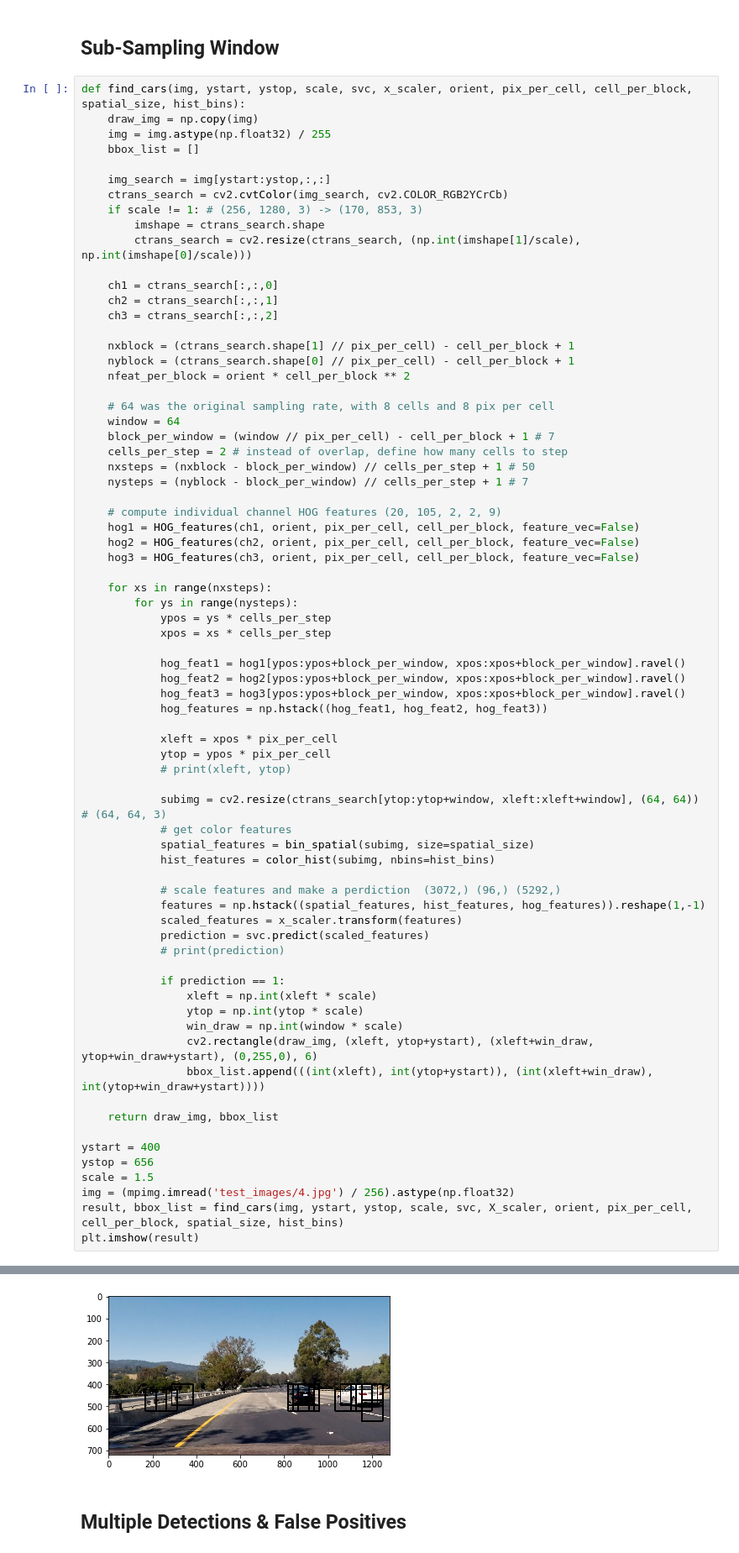
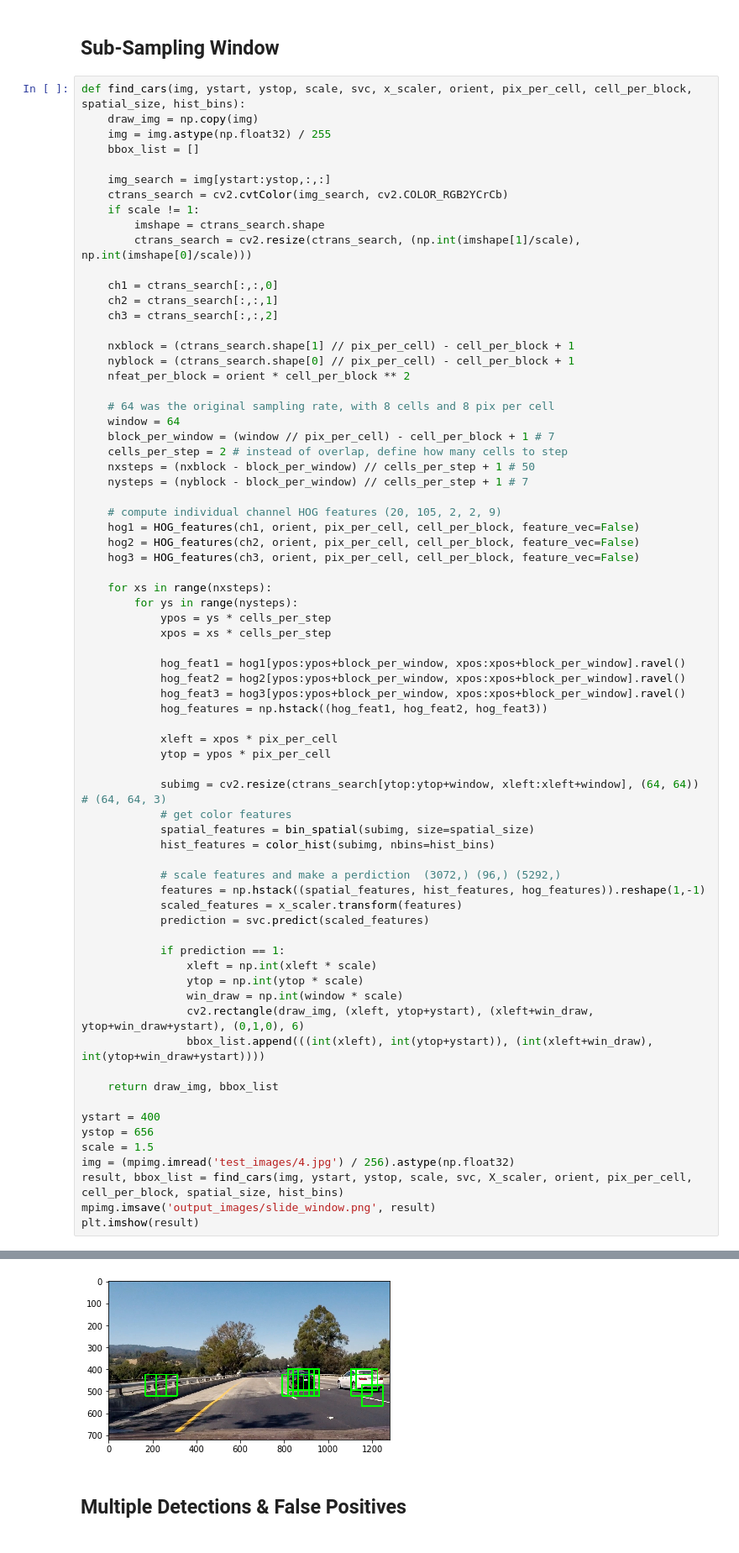
Before and after one commit to liferlisiqi/Vehicle-detection, a Jupyter notebook: Vehicle-Detection.ipynb, the cells around one changed output, grey strips where cells are left out. Shown at 84% size. Saved outputs shown, nothing was run; the diff lists cells and outputs as text.

```diff
--- a/Vehicle-Detection.ipynb
+++ b/Vehicle-Detection.ipynb
@@ -499,7 +499,7 @@ def find_cars(img, ystart, ystop, scale, svc, x_scaler, orient, pix_per_cell, ce
 
     img_search = img[ystart:ystop,:,:]
     ctrans_search = cv2.cvtColor(img_search, cv2.COLOR_RGB2YCrCb)
-    if scale != 1: # (256, 1280, 3) -> (170, 853, 3)
+    if scale != 1:
         imshape = ctrans_search.shape
         ctrans_search = cv2.resize(ctrans_search, (np.int(imshape[1]/scale), np.int(imshape[0]/scale)))
 
@@ -535,37 +535,36 @@ def find_cars(img, ystart, ystop, scale, svc, x_scaler, orient, pix_per_cell, ce
 
             xleft = xpos * pix_per_cell
             ytop = ypos * pix_per_cell
-            # print(xleft, ytop)
 
             subimg = cv2.resize(ctrans_search[ytop:ytop+window, xleft:xleft+window], (64, 64)) # (64, 64, 3)
             # get color features
             spatial_features = bin_spatial(subimg, size=spatial_size)
             hist_features = color_hist(subimg, nbins=hist_bins)
 
             # scale features and make a perdiction  (3072,) (96,) (5292,)
             features = np.hstack((spatial_features, hist_features, hog_features)).reshape(1,-1)
             scaled_features = x_scaler.transform(features)
             prediction = svc.predict(scaled_features)
-            # print(prediction)
 
             if prediction == 1:
                 xleft = np.int(xleft * scale)
                 ytop = np.int(ytop * scale)
                 win_draw = np.int(window * scale)
-                cv2.rectangle(draw_img, (xleft, ytop+ystart), (xleft+win_draw, ytop+win_draw+ystart), (0,255,0), 6)
+                cv2.rectangle(draw_img, (xleft, ytop+ystart), (xleft+win_draw, ytop+win_draw+ystart), (0,1,0), 6)
                 bbox_list.append(((int(xleft), int(ytop+ystart)), (int(xleft+win_draw), int(ytop+win_draw+ystart))))
 
     return draw_img, bbox_list
 
 ystart = 400
 ystop = 656
 scale = 1.5
 img = (mpimg.imread('test_images/4.jpg') / 256).astype(np.float32)
 result, bbox_list = find_cars(img, ystart, ystop, scale, svc, X_scaler, orient, pix_per_cell, cell_per_block, spatial_size, hist_bins)
+mpimg.imsave('output_images/slide_window.png', result)
 plt.imshow(result)
 # %% [output]
 <matplotlib.image.AxesImage at 0x...>
-[figure, old version]
+[figure, new version]
 # %% [markdown]
 ## Multiple Detections & False Positives
 # %%
```
Also changed, not shown: parts of 8 cells of this notebook, 9 other files.
